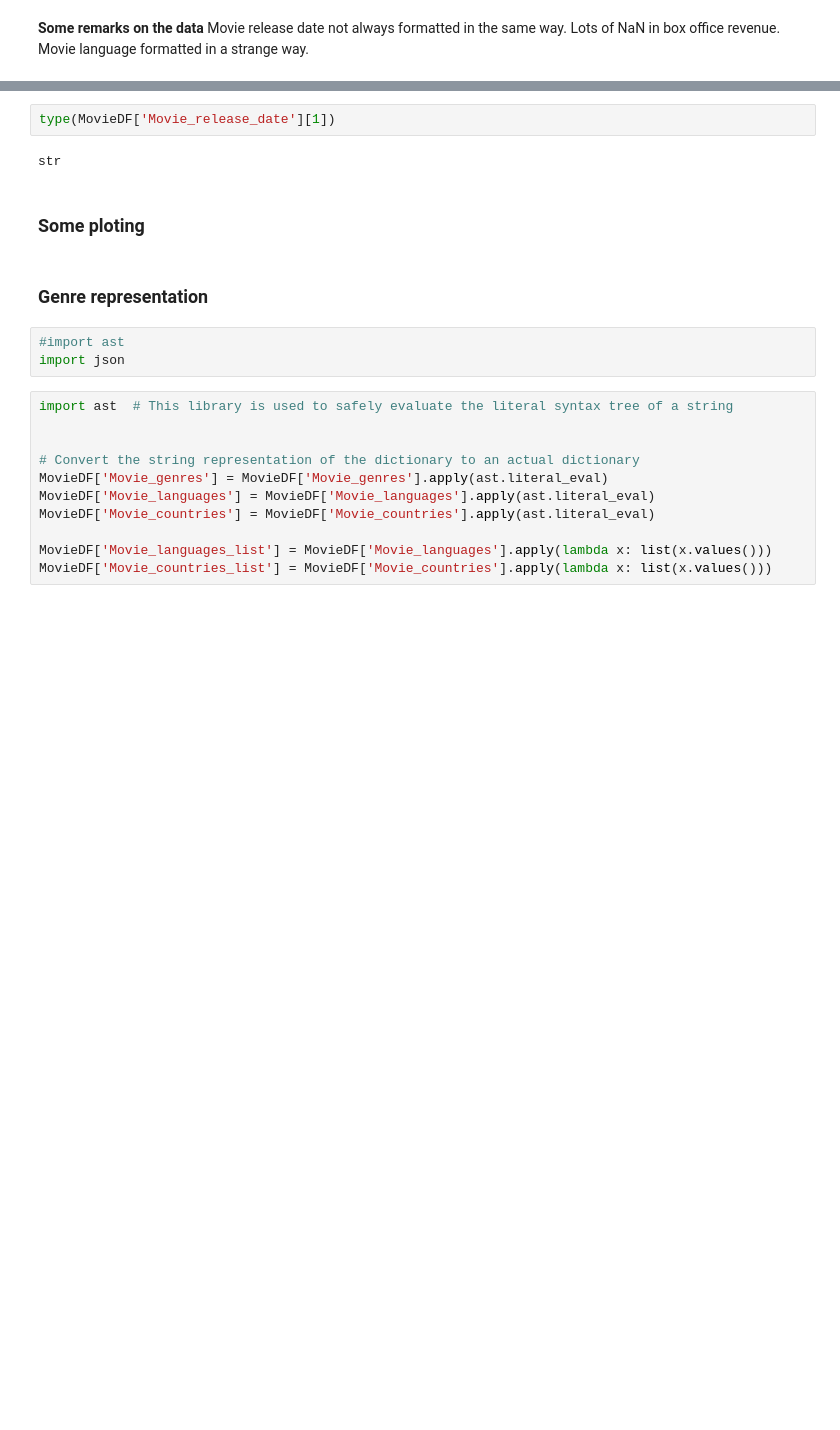
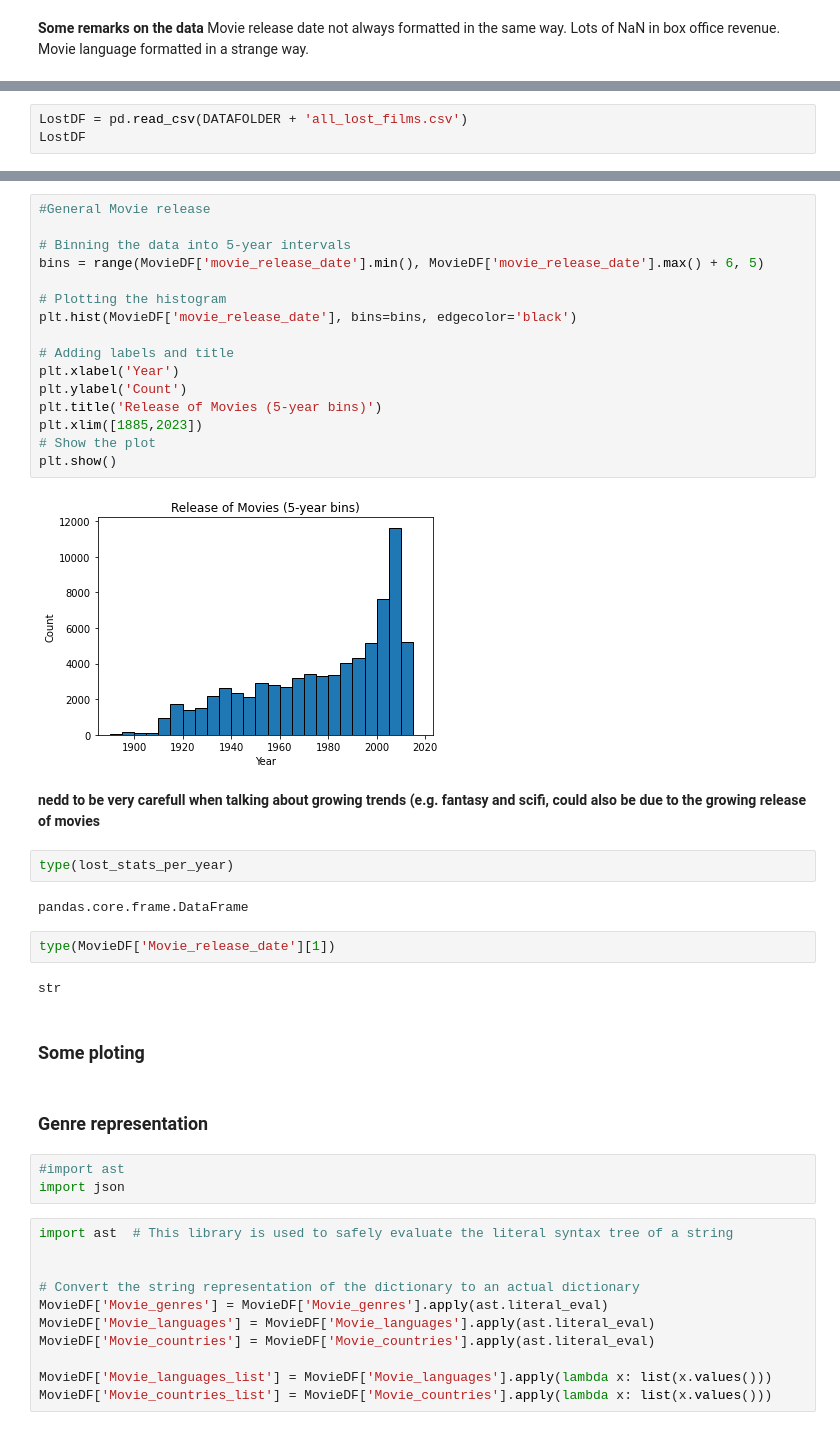
Before and after one commit to epfl-ada/ada-2023-project-adacalypse, a Jupyter notebook: code/Lena_First_explo_tofuse_vis.ipynb, the cells around one changed output, grey strips where cells are left out. Saved outputs shown, nothing was run; the diff lists cells and outputs as text; blank space fills up the shorter version.

```diff
--- a/code/Lena_First_explo_tofuse_vis.ipynb
+++ b/code/Lena_First_explo_tofuse_vis.ipynb
@@ -57,0 +64,3 @@ Movie language formatted in a strange way.
+# %%
+LostDF = pd.read_csv(DATAFOLDER + 'all_lost_films.csv')
+LostDF
@@ -58,3 +250,27 @@ Movie language formatted in a strange way.
+# %%
+#General Movie release
+
+# Binning the data into 5-year intervals
+bins = range(MovieDF['movie_release_date'].min(), MovieDF['movie_release_date'].max() + 6, 5)
+
+# Plotting the histogram
+plt.hist(MovieDF['movie_release_date'], bins=bins, edgecolor='black')
+
+# Adding labels and title
+plt.xlabel('Year')
+plt.ylabel('Count')
+plt.title('Release of Movies (5-year bins)')
+plt.xlim([1885,2023])
+# Show the plot
+plt.show()
+# %% [output]
+[figure, added]
+# %% [markdown]
+**nedd to be very carefull when talking about growing trends (e.g. fantasy and scifi, could also be due to the growing release of movies**
+# %%
+type(lost_stats_per_year)
+# %% [output]
+pandas.core.frame.DataFrame
 # %%
 type(MovieDF['Movie_release_date'][1])
 # %% [output]
```
Also changed, not shown: parts of 28 cells of this notebook, 1 other file.
